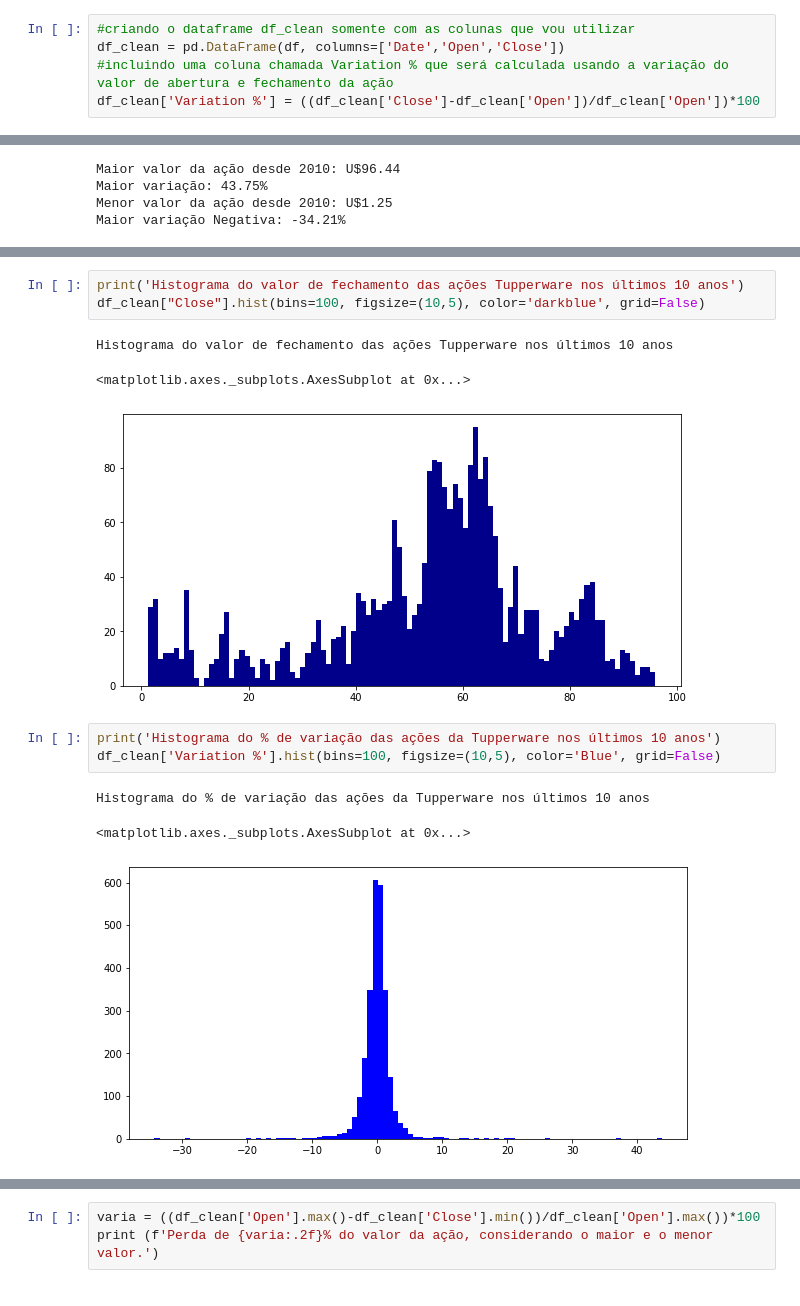
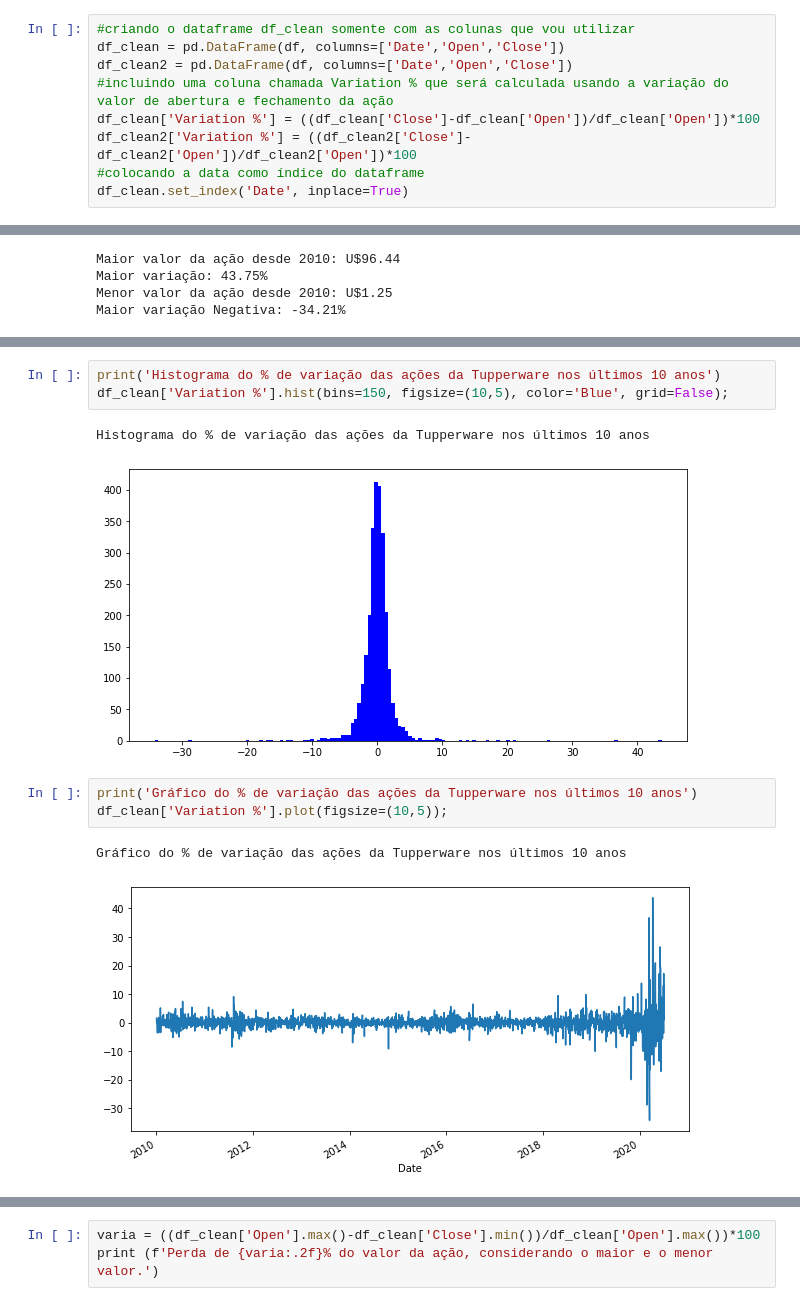
Before and after one commit to gorselli14/Portifolio_Projetos, a Jupyter notebook: Mod2_Análise_Ações_Tupperware.ipynb, the cells around one changed output, grey strips where cells are left out. Saved outputs shown, nothing was run; the diff lists cells and outputs as text.

```diff
--- a/Mod2_Análise_Ações_Tupperware.ipynb
+++ b/Mod2_Análise_Ações_Tupperware.ipynb
@@ -104,5 +104,9 @@ No *DataFrame* `df_clean` teremos a seguinte informação:
 # %%
 #criando o dataframe df_clean somente com as colunas que vou utilizar
 df_clean = pd.DataFrame(df, columns=['Date','Open','Close'])
+df_clean2 = pd.DataFrame(df, columns=['Date','Open','Close'])
 #incluindo uma coluna chamada Variation % que será calculada usando a variação do valor de abertura e fechamento da ação
 df_clean['Variation %'] = ((df_clean['Close']-df_clean['Open'])/df_clean['Open'])*100
+df_clean2['Variation %'] = ((df_clean2['Close']-df_clean2['Open'])/df_clean2['Open'])*100
+#colocando a data como índice do dataframe
+df_clean.set_index('Date', inplace=True)
@@ -132,16 +159,14 @@ Maior variação Negativa: -34.21%
 # %%
-print('Histograma do valor de fechamento das ações Tupperware nos últimos 10 anos')
-df_clean["Close"].hist(bins=100, figsize=(10,5), color='darkblue', grid=False)
+print('Histograma do % de variação das ações da Tupperware nos últimos 10 anos')
+df_clean['Variation %'].hist(bins=150, figsize=(10,5), color='Blue', grid=False);
 # %% [output]
-Histograma do valor de fechamento das ações Tupperware nos últimos 10 anos
+Histograma do % de variação das ações da Tupperware nos últimos 10 anos
-<matplotlib.axes._subplots.AxesSubplot at 0x...>
-[figure, old version]
+[figure, new version]
 # %%
-print('Histograma do % de variação das ações da Tupperware nos últimos 10 anos')
-df_clean['Variation %'].hist(bins=100, figsize=(10,5), color='Blue', grid=False)
+print('Gráfico do % de variação das ações da Tupperware nos últimos 10 anos')
+df_clean['Variation %'].plot(figsize=(10,5));
 # %% [output]
-Histograma do % de variação das ações da Tupperware nos últimos 10 anos
+Gráfico do % de variação das ações da Tupperware nos últimos 10 anos
-<matplotlib.axes._subplots.AxesSubplot at 0x...>
-[figure, old version]
+[figure, new version]
 # %%
 #BoxPlot
```
Also changed, not shown: parts of 7 cells of this notebook.
